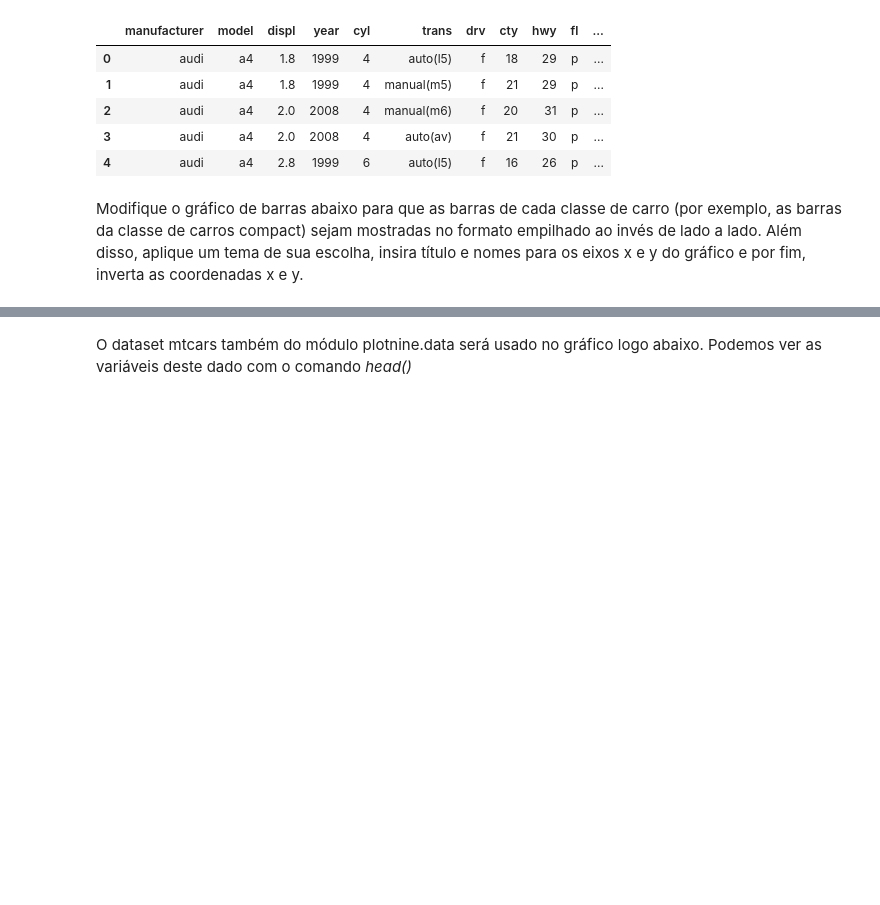
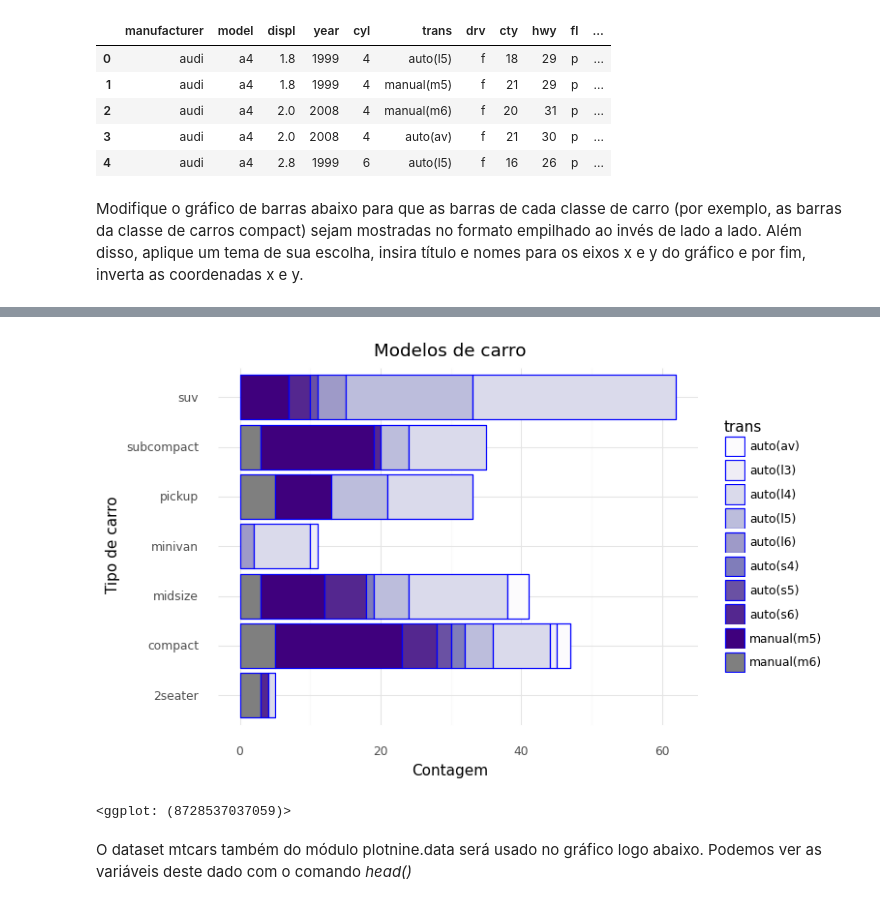
Before and after one commit to BiaBiadeni/intro_python_verao_ime_2023, a Jupyter notebook: exercicios/exercicio04.ipynb, the cells around one changed output, grey strips where cells are left out. Cells and saved outputs as stored; diff of their text form; code cells hidden in the pictures; blank space fills up the shorter version.

```diff
--- a/exercicios/exercicio04.ipynb
+++ b/exercicios/exercicio04.ipynb
@@ -27,3 +28,23 @@ NameError: name 'ggplot' is not defined
+# %%
+#Modifique o gráfico de barras abaixo para que as barras de cada classe de carro (por exemplo, as barras da classe de carros compact)
+# sejam mostradas no formato empilhado ao invés de lado a lado. Além disso, aplique um tema de sua escolha,
+# insira título e nomes para os eixos x e y do gráfico e por fim, inverta as coordenadas x e y.
+
+
+(ggplot(mpg, aes(x = "class", fill = "trans")) +
+ geom_bar(position = "stack",
+          color = "blue") +
+ labs(x = "Tipo de carro",
+      y = "Contagem",
+      title = "Modelos de carro") +
+ theme_minimal() +
+ scale_fill_brewer(palette = "Purples",
+                   direction = 1) +
+ coord_flip() # inverte eixos
+ )
+# %% [output]
+[figure, added]
+<ggplot: (8728537037059)>
 # %% [markdown]
 O dataset mtcars também do módulo plotnine.data será usado no gráfico logo abaixo. Podemos ver as variáveis deste dado com o comando *head()*
 # %%
```
Also changed, not shown: parts of 4 cells of this notebook, 1 other file.
